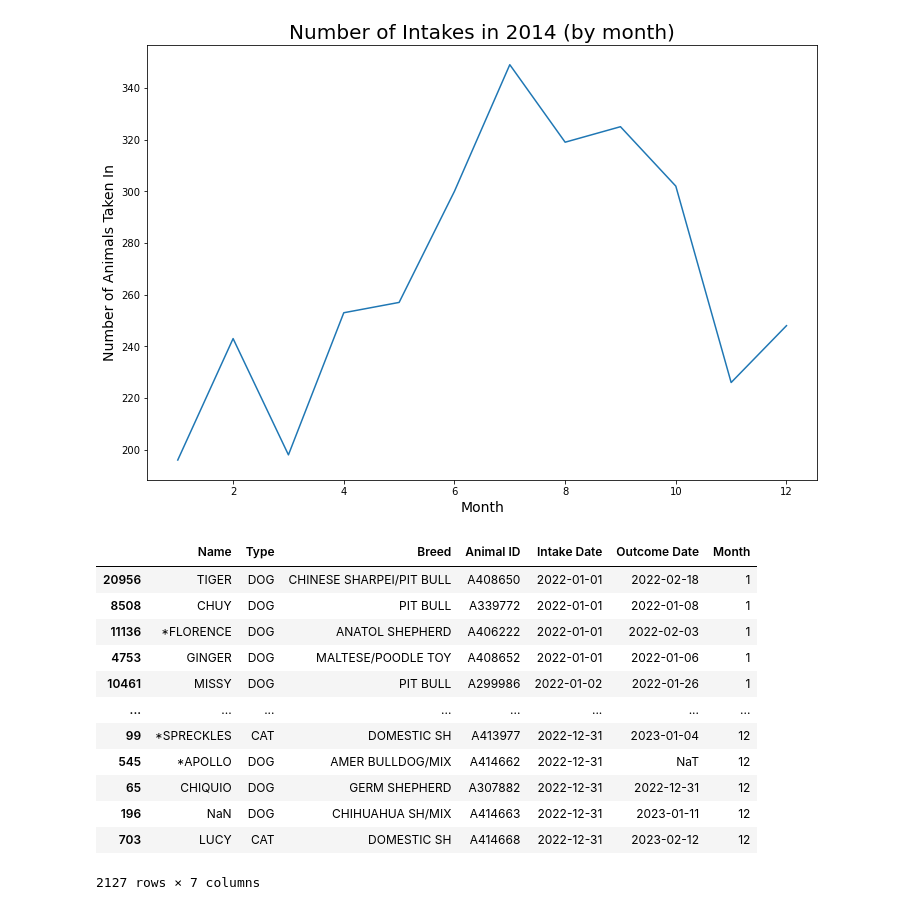
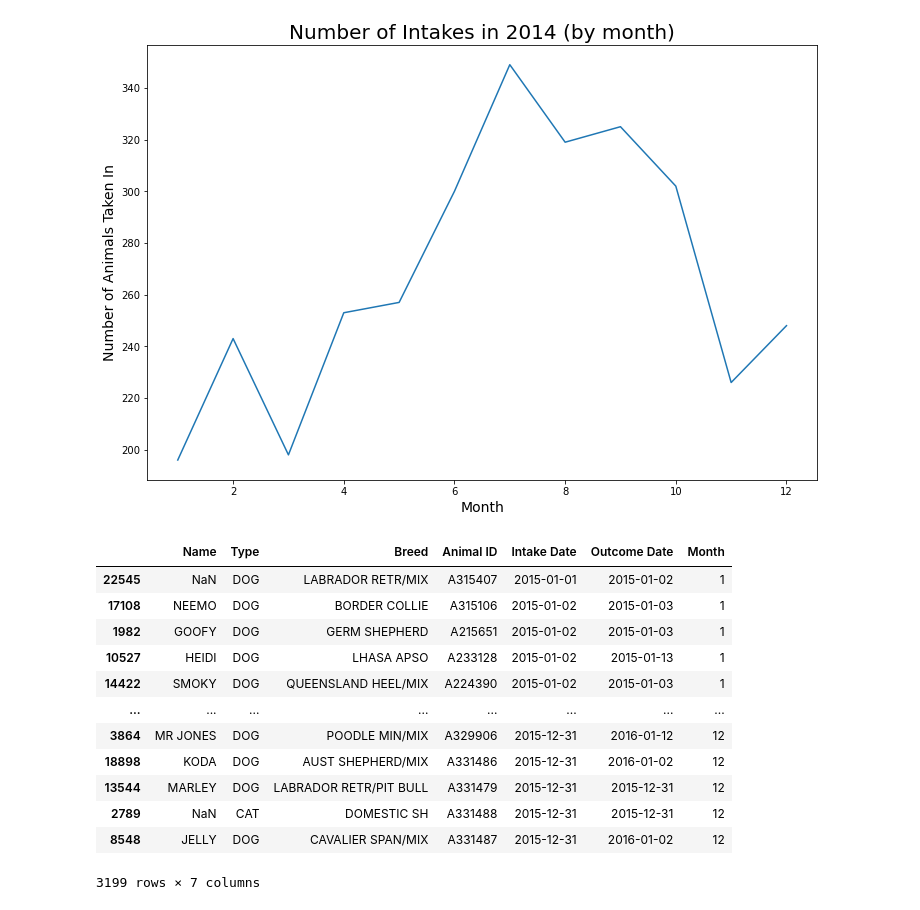
Before and after one commit to MenardCayabyab/Project3, a Jupyter notebook: Project 3 Sketchbook.ipynb, the cells around one changed output. Saved outputs shown, nothing was run; the diff lists cells and outputs as text; code cells hidden in the pictures.

```diff
--- a/Project 3 Sketchbook.ipynb
+++ b/Project 3 Sketchbook.ipynb
@@ -519,23 +519,24 @@ Text(0.5, 0, 'Month')
 # %%
 SCAS_dates_2015["Month"] = pd.DatetimeIndex(SCAS_dates_2015["Intake Date"]).month
 SCAS_dates_2016["Month"] = pd.DatetimeIndex(SCAS_dates_2016["Intake Date"]).month
 SCAS_dates_2017["Month"] = pd.DatetimeIndex(SCAS_dates_2017["Intake Date"]).month
 SCAS_dates_2018["Month"] = pd.DatetimeIndex(SCAS_dates_2018["Intake Date"]).month
 SCAS_dates_2019["Month"] = pd.DatetimeIndex(SCAS_dates_2019["Intake Date"]).month
 SCAS_dates_2020["Month"] = pd.DatetimeIndex(SCAS_dates_2020["Intake Date"]).month
 SCAS_dates_2021["Month"] = pd.DatetimeIndex(SCAS_dates_2021["Intake Date"]).month
 SCAS_dates_2022["Month"] = pd.DatetimeIndex(SCAS_dates_2022["Intake Date"]).month
+SCAS_dates_2015
 # %% [output]
 |  | Name | Type | Breed | Animal ID | Intake Date | Outcome Date | Month |
-| 20956 | TIGER | DOG | CHINESE SHARPEI/PIT BULL | A408650 | 2022-01-01 | 2022-02-18 | 1 |
-| 8508 | CHUY | DOG | PIT BULL | A339772 | 2022-01-01 | 2022-01-08 | 1 |
-| 11136 | *FLORENCE | DOG | ANATOL SHEPHERD | A406222 | 2022-01-01 | 2022-02-03 | 1 |
-| 4753 | GINGER | DOG | MALTESE/POODLE TOY | A408652 | 2022-01-01 | 2022-01-06 | 1 |
-| 10461 | MISSY | DOG | PIT BULL | A299986 | 2022-01-02 | 2022-01-26 | 1 |
+| 22545 | NaN | DOG | LABRADOR RETR/MIX | A315407 | 2015-01-01 | 2015-01-02 | 1 |
+| 17108 | NEEMO | DOG | BORDER COLLIE | A315106 | 2015-01-02 | 2015-01-03 | 1 |
+| 1982 | GOOFY | DOG | GERM SHEPHERD | A215651 | 2015-01-02 | 2015-01-03 | 1 |
+| 10527 | HEIDI | DOG | LHASA APSO | A233128 | 2015-01-02 | 2015-01-13 | 1 |
+| 14422 | SMOKY | DOG | QUEENSLAND HEEL/MIX | A224390 | 2015-01-02 | 2015-01-03 | 1 |
 | ... | ... | ... | ... | ... | ... | ... | ... |
-| 99 | *SPRECKLES | CAT | DOMESTIC SH | A413977 | 2022-12-31 | 2023-01-04 | 12 |
-| 545 | *APOLLO | DOG | AMER BULLDOG/MIX | A414662 | 2022-12-31 | NaT | 12 |
-| 65 | CHIQUIO | DOG | GERM SHEPHERD | A307882 | 2022-12-31 | 2022-12-31 | 12 |
-| 196 | NaN | DOG | CHIHUAHUA SH/MIX | A414663 | 2022-12-31 | 2023-01-11 | 12 |
-| 703 | LUCY | CAT | DOMESTIC SH | A414668 | 2022-12-31 | 2023-02-12 | 12 |
+| 3864 | MR JONES | DOG | POODLE MIN/MIX | A329906 | 2015-12-31 | 2016-01-12 | 12 |
+| 18898 | KODA | DOG | AUST SHEPHERD/MIX | A331486 | 2015-12-31 | 2016-01-02 | 12 |
+| 13544 | MARLEY | DOG | LABRADOR RETR/PIT BULL | A331479 | 2015-12-31 | 2015-12-31 | 12 |
+| 2789 | NaN | CAT | DOMESTIC SH | A331488 | 2015-12-31 | 2015-12-31 | 12 |
+| 8548 | JELLY | DOG | CAVALIER SPAN/MIX | A331487 | 2015-12-31 | 2016-01-02 | 12 |
-2127 rows × 7 columns
+3199 rows × 7 columns
```
Also changed, not shown: parts of 5 cells of this notebook.
